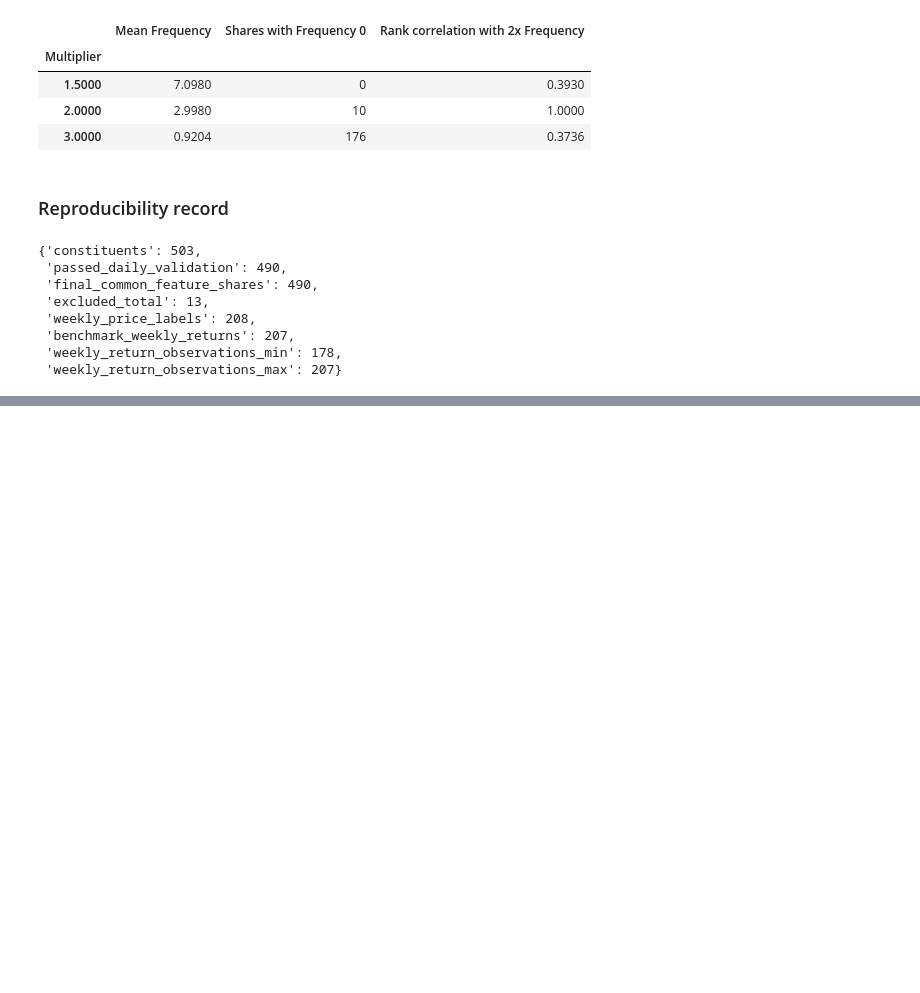
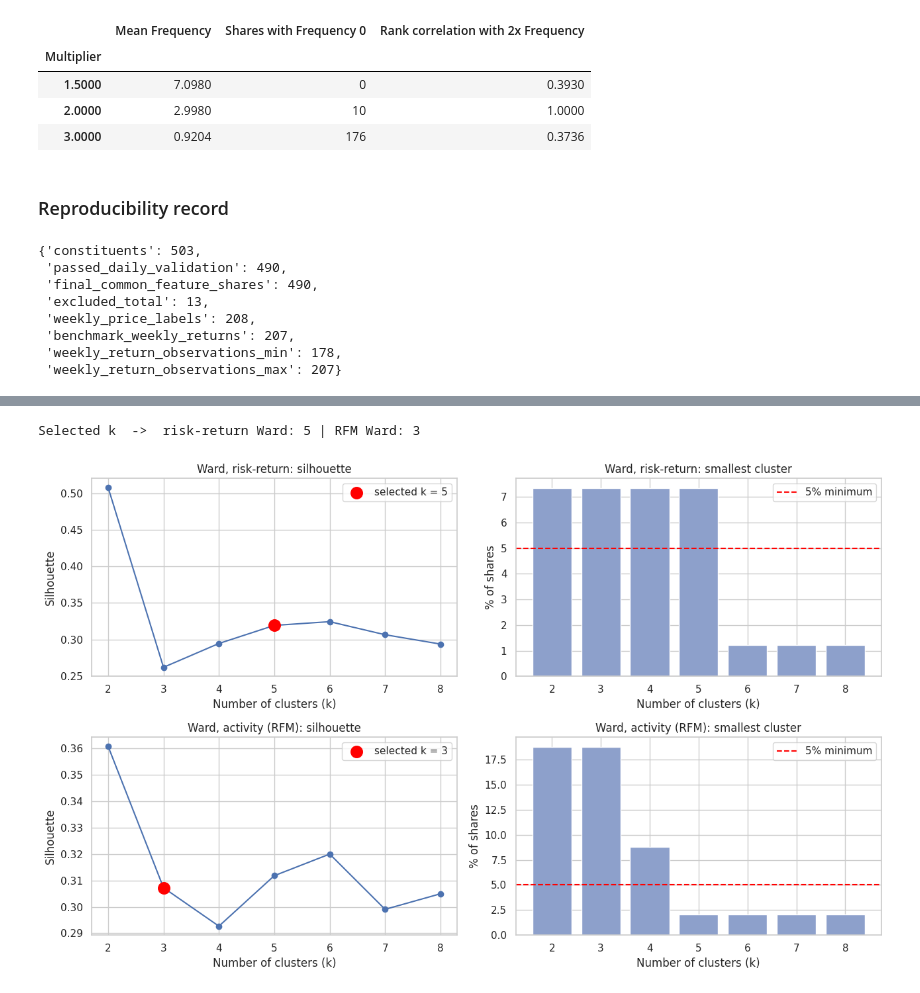
Before and after one commit to Dewdahara/CRMCM_CW1_w2054873, a Jupyter notebook: CRMCM_CW1_w2054873.ipynb, the cells around one changed output, grey strips where cells are left out. Saved outputs shown, nothing was run; the diff lists cells and outputs as text; code cells hidden in the pictures; blank space fills up the shorter version.

```diff
--- a/CRMCM_CW1_w2054873.ipynb
+++ b/CRMCM_CW1_w2054873.ipynb
@@ -1919,0 +2216,59 @@ except ImportError:
+# %%
+# Choose k with one rule for every solution: k must be at least 3, the smallest cluster must hold at
+# least 5% of the shares, and then the best index value wins (the highest silhouette by default).
+# Davies-Bouldin is the one index where lower is better.
+def select_k(diag):
+    feasible = diag[(diag["k"] >= MIN_K) & (diag["smallest_pct"] >= MIN_CLUSTER_SHARE * 100)]
+    note = "highest silhouette among feasible k" if SELECTION_METRIC == "silhouette" else f"best {SELECTION_METRIC.replace('_', '-')}- among feasible k"
+    if feasible.empty:
+        feasible, note = diag[diag["k"] >= MIN_K], "no k met the 5% size rule, so the size rule was relaxed"
+    ascending = SELECTION_METRIC == "davies_bouldin"
+    return int(feasible.sort_values(SELECTION_METRIC, ascending=ascending).iloc[0]["k"]), note
+
+
+k_ward_rr, note_ward_rr = select_k(diag_ward_rr)
+k_ward_rfm, note_ward_rfm = select_k(diag_ward_rfm)
+print(f"Selected k  ->  risk-return Ward: {k_ward_rr} | RFM Ward: {k_ward_rfm}")
+
+# Output:
+# Ward picks k = 5 for risk-return and k = 3 for RFM.
+# For RFM, k = 3 has the selected silhouette of 0.3072. k = 4 is also feasible, with a smallest
+# cluster of 8.78% of the shares, but k = 3 is selected because it has the highest silhouette.
+# %% [output]
+Selected k  ->  risk-return Ward: 5 | RFM Ward: 3
+# %%
+# Chart: silhouette and smallest-cluster size for k = 2 to 8 (the chosen k is marked in red).
+def plot_diag(diag, k_sel, title, axes):
+    axes[0].plot(diag["k"], diag["silhouette"], marker="o", color="#4C72B0")
+    axes[0].scatter(
+        [k_sel],
+        diag.loc[diag["k"] == k_sel, "silhouette"],
+        s=160,
+        color="red",
+        zorder=3,
+        label=f"selected k = {k_sel}",
+    )
+    axes[0].set_title(f"{title}: silhouette")
+    axes[0].set_xlabel("Number of clusters (k)")
+    axes[0].set_ylabel("Silhouette")
+    axes[0].legend()
+    axes[1].bar(diag["k"], diag["smallest_pct"], color="#8da0cb")
+    axes[1].axhline(MIN_CLUSTER_SHARE * 100, color="red", ls="--", label=f"{MIN_CLUSTER_SHARE:.0%} minimum")
+    axes[1].set_title(f"{title}: smallest cluster")
+    axes[1].set_xlabel("Number of clusters (k)")
+    axes[1].set_ylabel("% of shares")
+    axes[1].legend()
+
+fig, axes = plt.subplots(2, 2, figsize=(13, 8))
+plot_diag(diag_ward_rr, k_ward_rr, "Ward, risk-return", axes[0])
+plot_diag(diag_ward_rfm, k_ward_rfm, "Ward, activity (RFM)", axes[1])
+plt.tight_layout()
+plt.show()
+
+# Output:
+# The top row is risk-return and the bottom row is RFM. In both, silhouette is highest at k = 2 and
+# drops at k = 3. The red dots mark the chosen k (5 and 3).
+# The smallest-cluster bars show why larger k were ruled out: risk-return falls under the 5% line
+# from k = 6 and RFM from k = 5.
+# %% [output]
+[figure, added]
```
Also changed, not shown: parts of 16 cells of this notebook.
